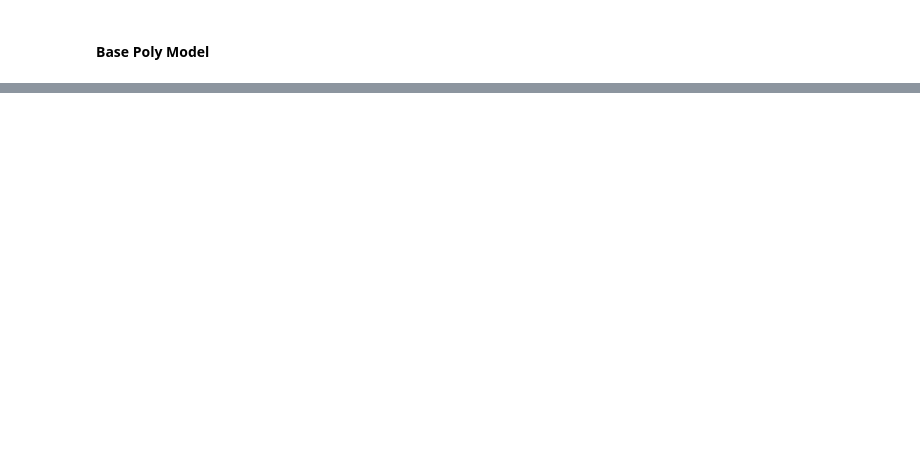
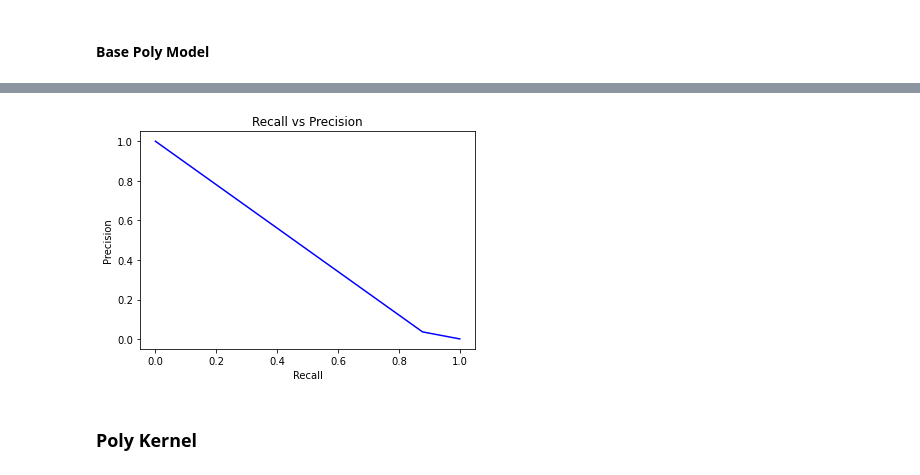
Before and after one commit to meuliano/ML_Credit_Card_Fraud_Detection, a Jupyter notebook: SVM.ipynb, the cells around one changed output, grey strips where cells are left out. Drawn from its saved outputs; the diff is of its cells as text; code cells hidden in the pictures; blank space fills up the shorter version.

```diff
--- a/SVM.ipynb
+++ b/SVM.ipynb
@@ -262,0 +292,12 @@ weighted avg       0.92      0.90      0.90       788
+# %%
+best_model = Grid_Search_SVM(tuned_parameters[1], scores[1], x_train_u, y_train_u, x_test, y_test)
+# best_model = best_model.best_estimator_
+
+# best_model.fit(x_train_u,y_train_u)
+print("Base SVM Confusion Matrix tested on Training Set")
+test_svm_model(x_train_u,y_train_u,best_model)
+print("Base SVM Confusion Matrix tested on Test Set")
+test_svm_model(x_test,y_test,best_model)
+
+# Note the problem is too easy: the hyperparameter plateau is too flat and the
+# output model is the same for precision and recall with ties in quality.
@@ -262,0 +322,12 @@ weighted avg       0.92      0.90      0.90       788
+# %%
+prediction = best_model.predict(x_test)
+precision, recall, th = precision_recall_curve(y_test, prediction)
+plt.plot(recall, precision, 'b', label='Precision-Recall curve')
+plt.title('Recall vs Precision')
+plt.xlabel('Recall')
+plt.ylabel('Precision')
+plt.show()
+# %% [output]
+[figure, added]
+# %% [markdown]
+### Poly Kernel
```
Also changed, not shown: parts of 21 cells of this notebook.
